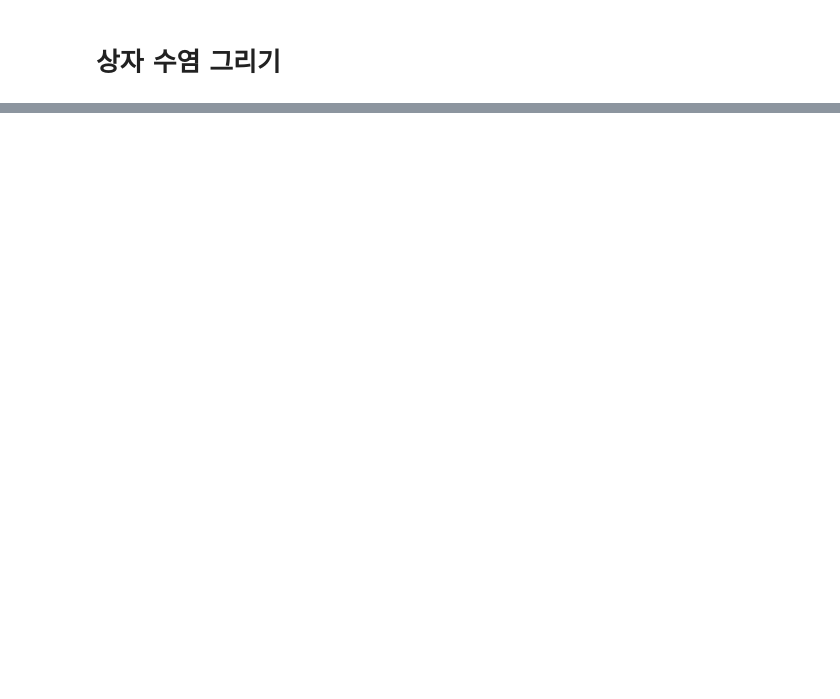
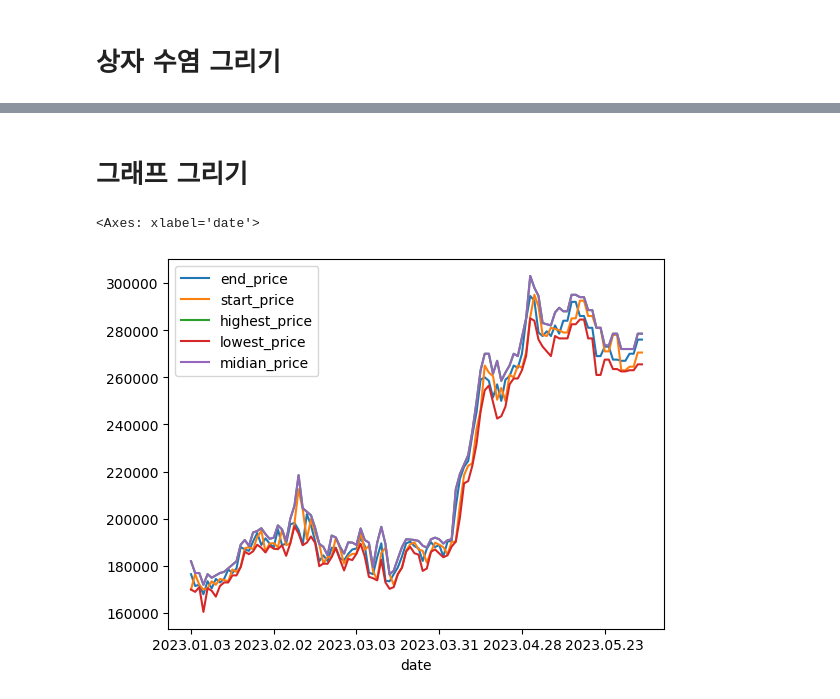
Before and after one commit to sojoyfulyouth/Pandas_DataAnalysis, a Jupyter notebook: Stock_Project/Stock_Project.ipynb, the cells around one changed output, grey strips where cells are left out. Saved outputs shown, nothing was run; the diff lists cells and outputs as text; code cells hidden in the pictures; blank space fills up the shorter version.

```diff
--- a/Stock_Project/Stock_Project.ipynb
+++ b/Stock_Project/Stock_Project.ipynb
@@ -406,0 +573,4 @@ all_tables.boxplot(column=['midian_price'], by=['month'])
+# %%
+tables_hibe.drop(['전일비', '거래량'], axis=1, inplace=True)
+
+tables_hibe
@@ -406,0 +593,6 @@ all_tables.boxplot(column=['midian_price'], by=['month'])
+# %%
+# 중앙값 열 추가
+tables_hibe['midian_price'] = tables_hibe['highest_price']
+- ((tables_hibe['highest_price'] - tables_hibe['lowest_price'])/2)
+
+tables_hibe
@@ -406,0 +615,5 @@ all_tables.boxplot(column=['midian_price'], by=['month'])
+# %%
+# 월 정보 열 추가
+tables_hibe['month'] = tables_hibe['date'].str[0:7]
+# 값 확인하기
+tables_hibe
@@ -406,0 +636,8 @@ all_tables.boxplot(column=['midian_price'], by=['month'])
+# %%
+# 날짜를 색인으로 지정
+tables_hibe.set_index('date', inplace=True)
+
+# 날짜 오름차순으로 정렬
+tables_hibe.sort_index(inplace=True)
+
+tables_hibe
@@ -406,0 +659,7 @@ all_tables.boxplot(column=['midian_price'], by=['month'])
+# %% [markdown]
+# 그래프 그리기
+# %%
+tables_hibe.plot.line()
+# %% [output]
+<Axes: xlabel='date'>
+[figure, added]
```
Also changed, not shown: parts of 57 cells of this notebook, 2 other files.
